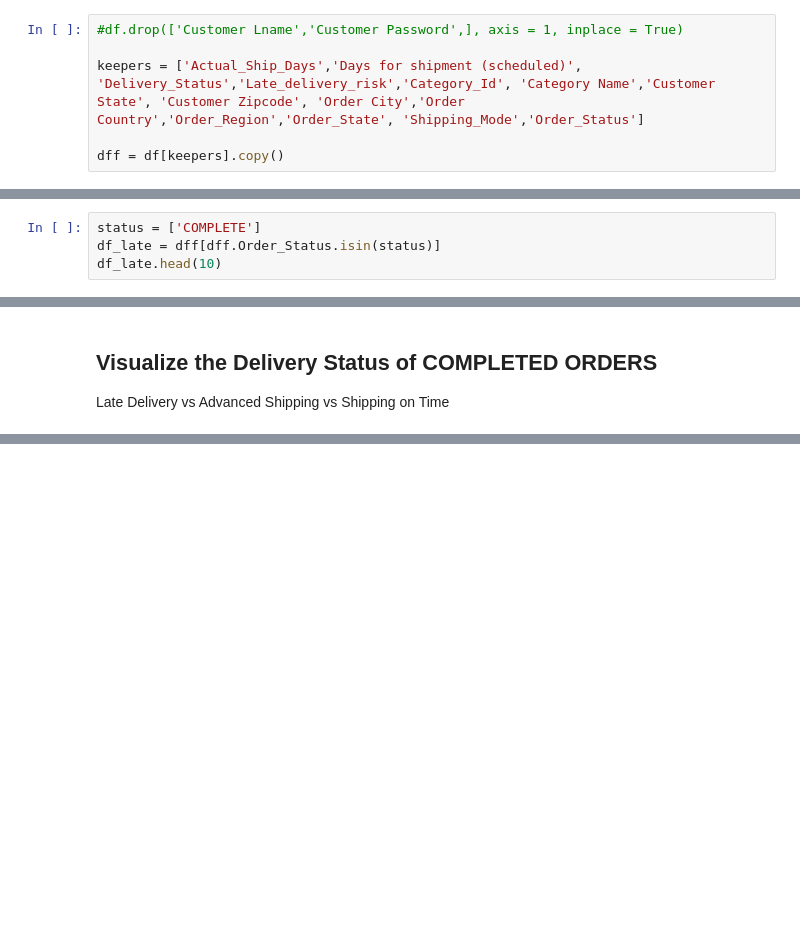
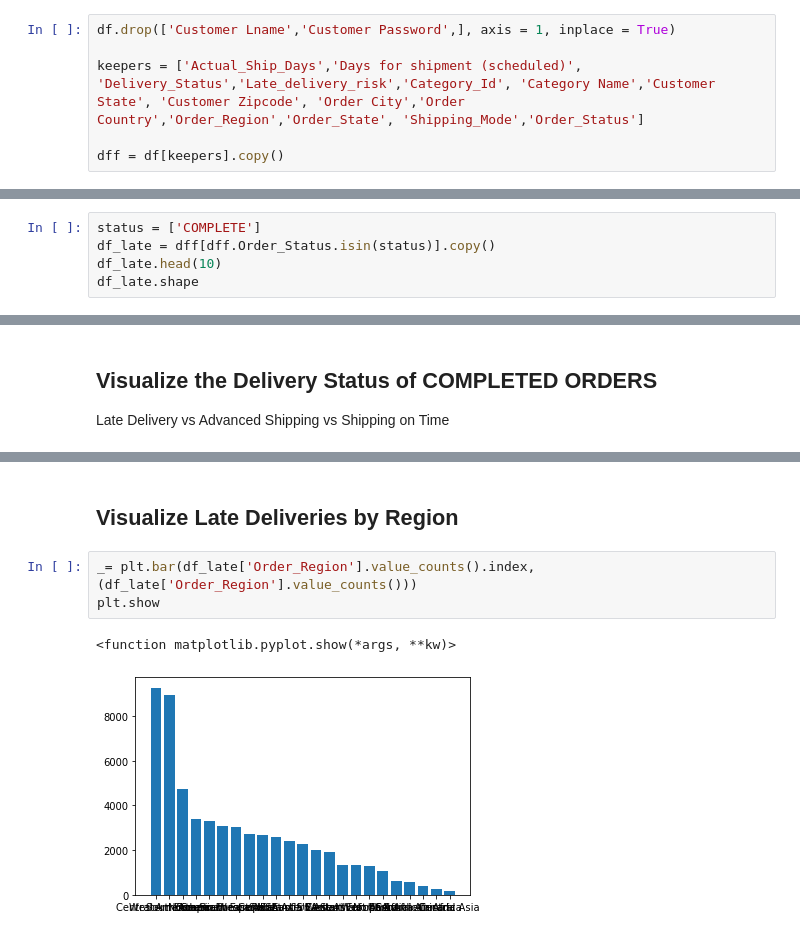
Before and after one commit to jadeal147/Big_Mart_Data, a Jupyter notebook: Big_Data_Mart_EDA.ipynb, the cells around one changed output, grey strips where cells are left out. Cells and saved outputs as stored; diff of their text form; blank space fills up the shorter version.

```diff
--- a/Big_Data_Mart_EDA.ipynb
+++ b/Big_Data_Mart_EDA.ipynb
@@ -23,7 +23,7 @@ import seaborn as sns
 # %%
 df = pd.read_csv('Data/BigMartData_output.csv')
 # %%
-#df.drop(['Customer Lname','Customer Password',], axis = 1, inplace = True)
+df.drop(['Customer Lname','Customer Password',], axis = 1, inplace = True)
 
 keepers = ['Actual_Ship_Days','Days for shipment (scheduled)', 'Delivery_Status','Late_delivery_risk','Category_Id', 'Category Name','Customer State', 'Customer Zipcode', 'Order City','Order Country','Order_Region','Order_State', 'Shipping_Mode','Order_Status']
 
@@ -87,6 +87,7 @@ sns.barplot(x=values, y=names, palette="RdBu_r")
 [figure]
 # %%
 status = ['COMPLETE']
-df_late = dff[dff.Order_Status.isin(status)]
+df_late = dff[dff.Order_Status.isin(status)].copy()
 df_late.head(10)
+df_late.shape
 # %% [output]
@@ -117 +111,9 @@ print(total_late.shape)
 (14136, 14)
+# %% [markdown]
+## Visualize Late Deliveries by Region
+# %%
+_= plt.bar(df_late['Order_Region'].value_counts().index, (df_late['Order_Region'].value_counts()))
+plt.show
+# %% [output]
+<function matplotlib.pyplot.show(*args, **kw)>
+[figure, added]
```
Also changed, not shown: parts of 10 cells of this notebook.
